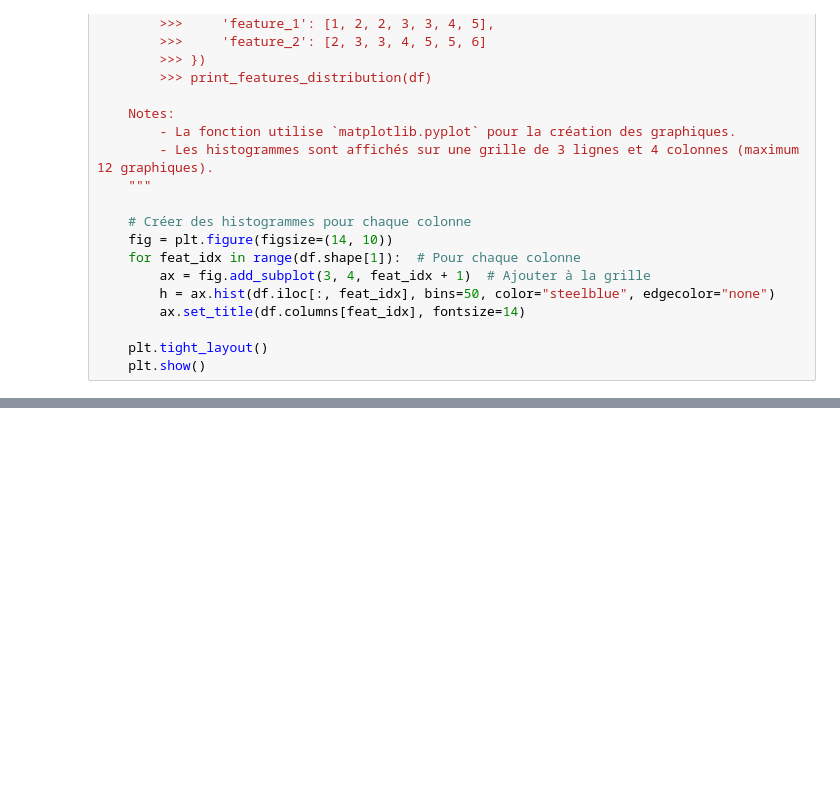
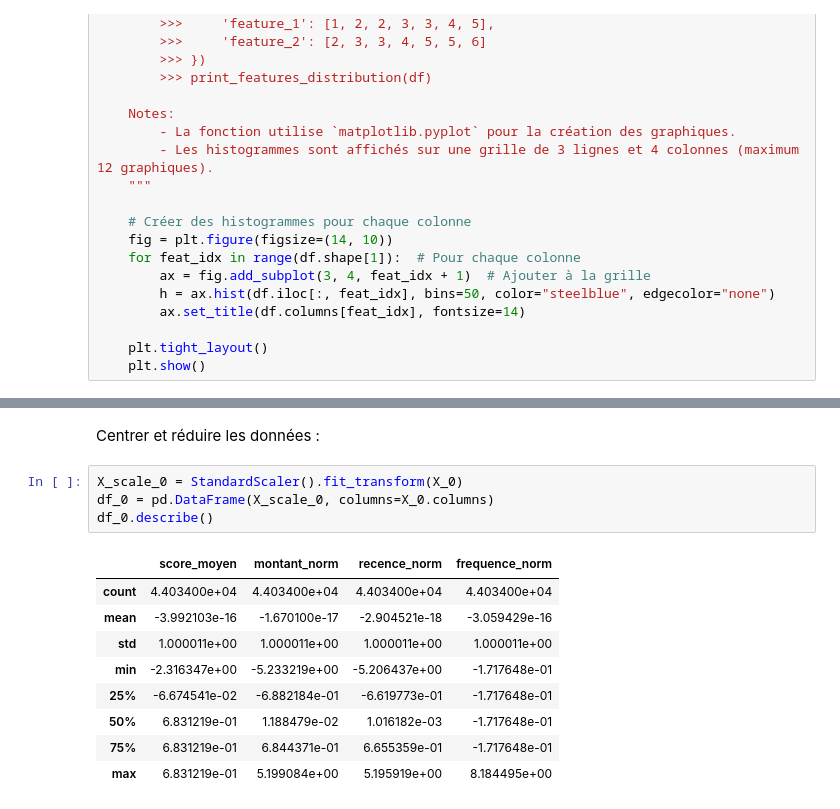
Before and after one commit to ludovic-source/Data_scientist_formation, a Jupyter notebook: projet_5/Projet_5_simulation.ipynb, the cells around one changed output, grey strips where cells are left out. Cells and saved outputs as stored; diff of their text form; blank space fills up the shorter version.

```diff
--- a/projet_5/Projet_5_simulation.ipynb
+++ b/projet_5/Projet_5_simulation.ipynb
@@ -339,0 +374,16 @@ print_features_distribution(df)
+# %% [markdown]
+Centrer et réduire les données :
+# %%
+X_scale_0 = StandardScaler().fit_transform(X_0)
+df_0 = pd.DataFrame(X_scale_0, columns=X_0.columns)
+df_0.describe()
+# %% [output]
+|  | score_moyen | montant_norm | recence_norm | frequence_norm |
+| count | 4.403400e+04 | 4.403400e+04 | 4.403400e+04 | 4.403400e+04 |
+| mean | -3.992103e-16 | -1.670100e-17 | -2.904521e-18 | -3.059429e-16 |
+| std | 1.000011e+00 | 1.000011e+00 | 1.000011e+00 | 1.000011e+00 |
+| min | -2.316347e+00 | -5.233219e+00 | -5.206437e+00 | -1.717648e-01 |
+| 25% | -6.674541e-02 | -6.882184e-01 | -6.619773e-01 | -1.717648e-01 |
+| 50% | 6.831219e-01 | 1.188479e-02 | 1.016182e-03 | -1.717648e-01 |
+| 75% | 6.831219e-01 | 6.844371e-01 | 6.655359e-01 | -1.717648e-01 |
+| max | 6.831219e-01 | 5.199084e+00 | 5.195919e+00 | 8.184495e+00 |
```
Also changed, not shown: parts of 21 cells of this notebook.
